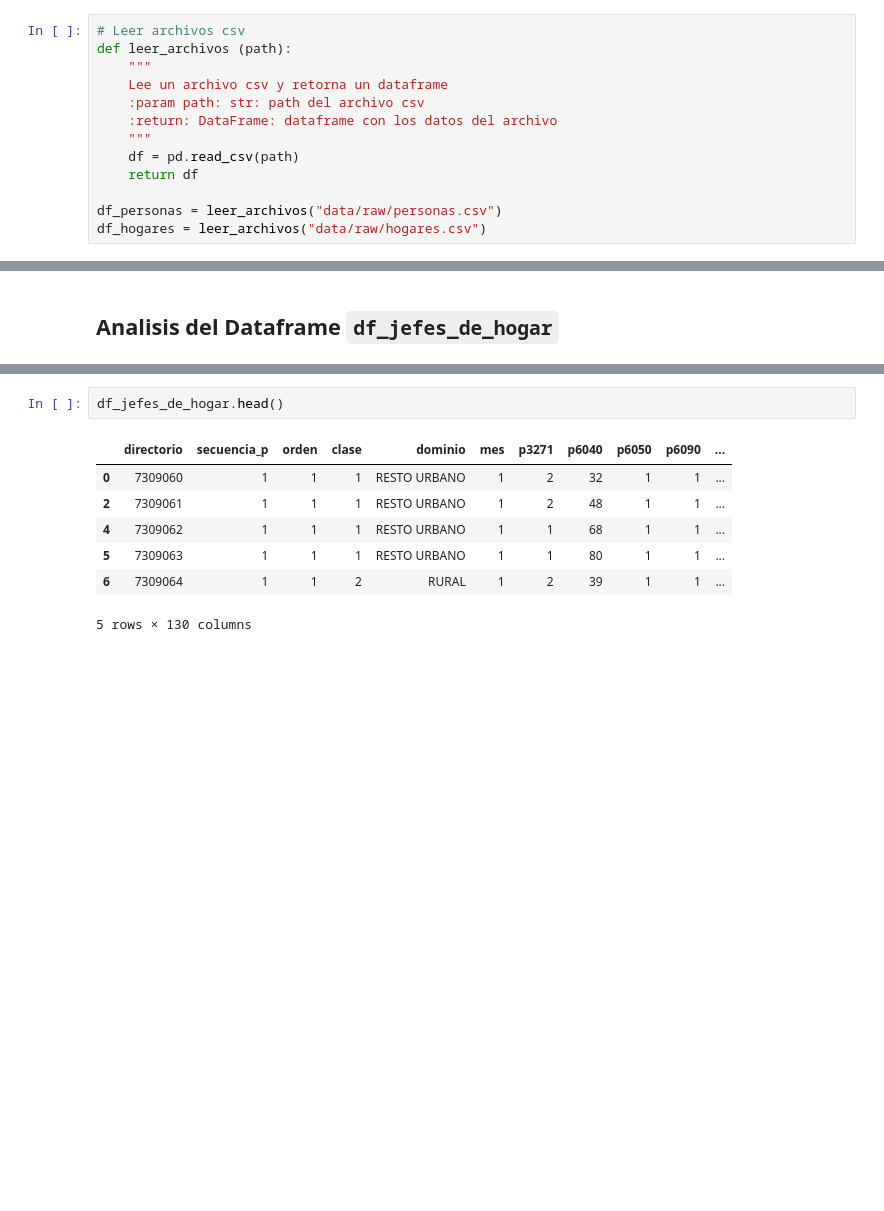
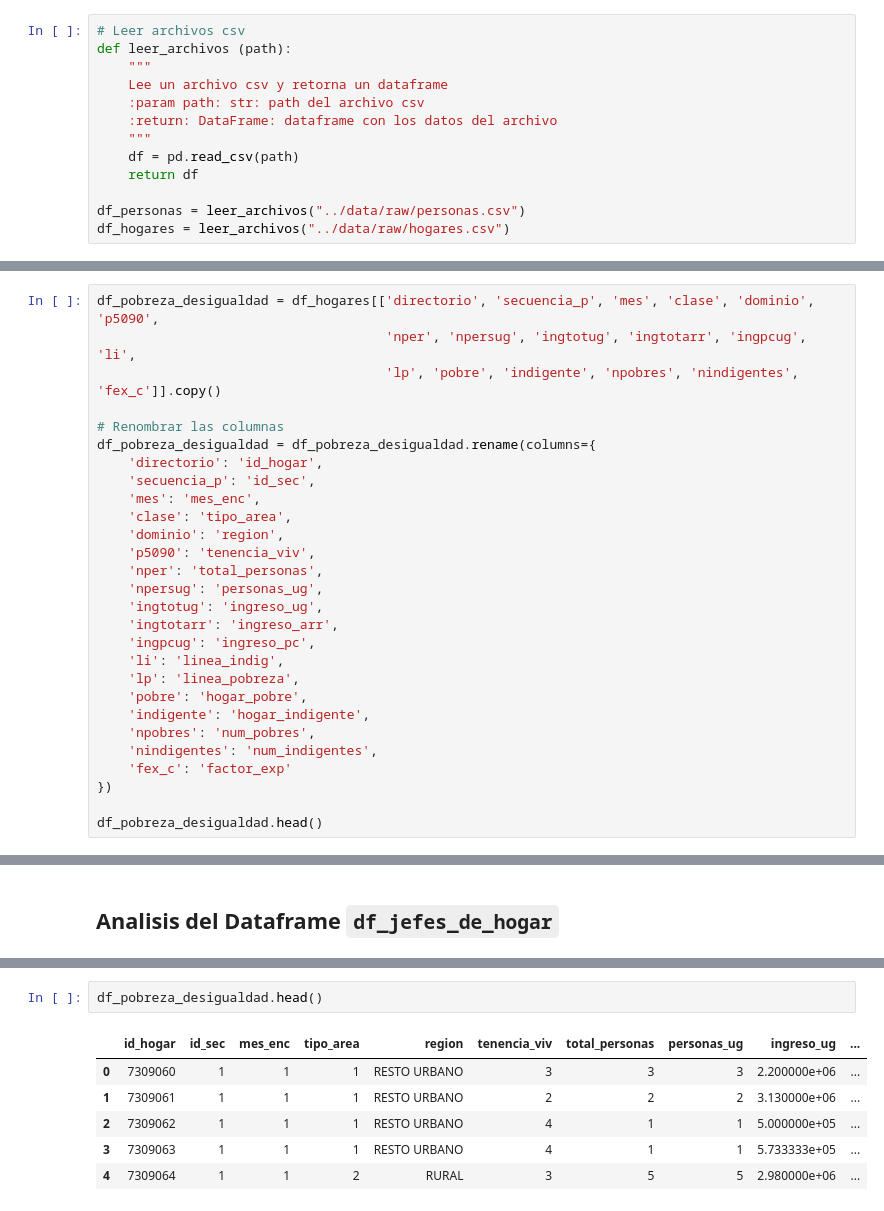
Before and after one commit to kellyninor/ProyectoCare, a Jupyter notebook: code/analisis_data.ipynb, the cells around one changed output, grey strips where cells are left out. Saved outputs shown, nothing was run; the diff lists cells and outputs as text; blank space fills up the shorter version.

```diff
--- a/code/analisis_data.ipynb
+++ b/code/analisis_data.ipynb
@@ -20,8 +20,8 @@ def leer_archivos (path):
     df = pd.read_csv(path)
     return df
 
-df_personas = leer_archivos("data/raw/personas.csv")
-df_hogares = leer_archivos("data/raw/hogares.csv")
+df_personas = leer_archivos("../data/raw/personas.csv")
+df_hogares = leer_archivos("../data/raw/hogares.csv")
 # %% [markdown]
 # Análisis Descriptivo de lso conjuntos de datos
 # %% [markdown]
@@ -331,0 +336,28 @@ En las variables donde más se presentan valores extremos en un lado de la distr
+# %%
+df_pobreza_desigualdad = df_hogares[['directorio', 'secuencia_p', 'mes', 'clase', 'dominio', 'p5090',
+                                     'nper', 'npersug', 'ingtotug', 'ingtotarr', 'ingpcug', 'li',
+                                     'lp', 'pobre', 'indigente', 'npobres', 'nindigentes', 'fex_c']].copy()
+
+# Renombrar las columnas
+df_pobreza_desigualdad = df_pobreza_desigualdad.rename(columns={
+    'directorio': 'id_hogar',
+    'secuencia_p': 'id_sec',
+    'mes': 'mes_enc',
+    'clase': 'tipo_area',
+    'dominio': 'region',
+    'p5090': 'tenencia_viv',
+    'nper': 'total_personas',
+    'npersug': 'personas_ug',
+    'ingtotug': 'ingreso_ug',
+    'ingtotarr': 'ingreso_arr',
+    'ingpcug': 'ingreso_pc',
+    'li': 'linea_indig',
+    'lp': 'linea_pobreza',
+    'pobre': 'hogar_pobre',
+    'indigente': 'hogar_indigente',
+    'npobres': 'num_pobres',
+    'nindigentes': 'num_indigentes',
+    'fex_c': 'factor_exp'
+})
+
+df_pobreza_desigualdad.head()
@@ -1039,10 +1201,9 @@ Número de valores únicos en combinaciones de 'directorio' y 'secuencia_p': 277
 # %%
-df_jefes_de_hogar.head()
+df_pobreza_desigualdad.head()
 # %% [output]
-|  | directorio | secuencia_p | orden | clase | dominio | mes | p3271 | p6040 | p6050 | p6090 | ... |
-| 0 | 7309060 | 1 | 1 | 1 | RESTO URBANO | 1 | 2 | 32 | 1 | 1 | ... |
-| 2 | 7309061 | 1 | 1 | 1 | RESTO URBANO | 1 | 2 | 48 | 1 | 1 | ... |
-| 4 | 7309062 | 1 | 1 | 1 | RESTO URBANO | 1 | 1 | 68 | 1 | 1 | ... |
-| 5 | 7309063 | 1 | 1 | 1 | RESTO URBANO | 1 | 1 | 80 | 1 | 1 | ... |
-| 6 | 7309064 | 1 | 1 | 2 | RURAL | 1 | 2 | 39 | 1 | 1 | ... |
+|  | id_hogar | id_sec | mes_enc | tipo_area | region | tenencia_viv | total_personas | personas_ug | ingreso_ug | ... |
+| 0 | 7309060 | 1 | 1 | 1 | RESTO URBANO | 3 | 3 | 3 | 2.200000e+06 | ... |
+| 1 | 7309061 | 1 | 1 | 1 | RESTO URBANO | 2 | 2 | 2 | 3.130000e+06 | ... |
+| 2 | 7309062 | 1 | 1 | 1 | RESTO URBANO | 4 | 1 | 1 | 5.000000e+05 | ... |
+| 3 | 7309063 | 1 | 1 | 1 | RESTO URBANO | 4 | 1 | 1 | 5.733333e+05 | ... |
+| 4 | 7309064 | 1 | 1 | 2 | RURAL | 3 | 5 | 5 | 2.980000e+06 | ... |
-5 rows × 130 columns
```
Also changed, not shown: parts of 39 cells of this notebook, 3 other files.
